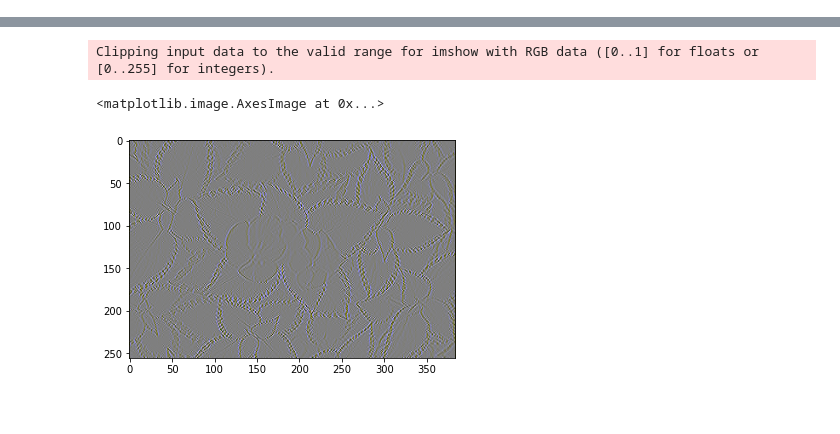
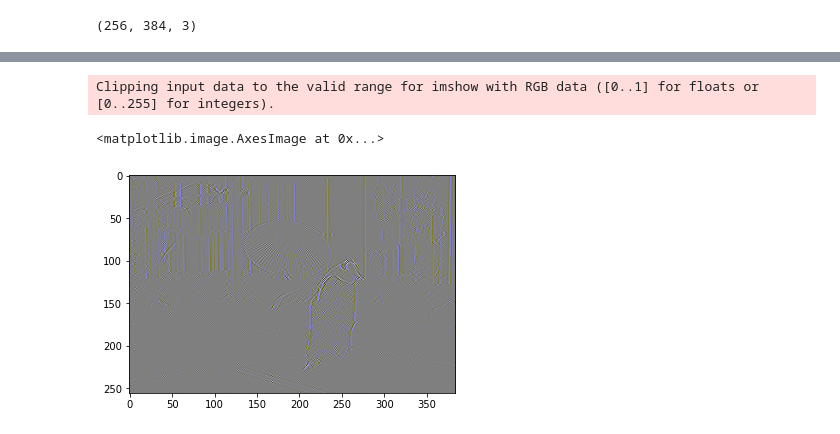
Before and after one commit to geoffroyO/sVae, a Jupyter notebook: src/Test_filters.ipynb, the cells around one changed output, grey strips where cells are left out. Saved outputs shown, nothing was run; the diff lists cells and outputs as text; code cells hidden in the pictures.

```diff
--- a/src/Test_filters.ipynb
+++ b/src/Test_filters.ipynb
@@ -48,0 +50,4 @@ def gaussian_blur(img, kernel_size=11, sigma=5):
+# %%
+img = plt.imread("./img_test/10.jpg")
+img = img.astype('float32') / 255.
+plt.imshow(img)
@@ -49,8 +57,12 @@ def gaussian_blur(img, kernel_size=11, sigma=5):
+# %%
+img.shape
+# %% [output]
+(256, 384, 3)
 # %%
 model = keras.Sequential()
 model.add(Conv2D(3, [5, 5], trainable=False, kernel_initializer=_build_SRM_kernel(),
                                 activation=None, padding='same', strides=1,
                                 bias_initializer=tf.constant_initializer(0.5)))
-srm = model.predict(np.array([img]))
-plt.imshow(srm[0,...])
+srm = model.predict(np.array([img]))[0,...]
+plt.imshow(srm)
 # %% [output]
@@ -58,3 +70,3 @@ WARNING:tensorflow:9 out of the last 11 calls to <function Model.make_predict_fu
 Clipping input data to the valid range for imshow with RGB data ([0..1] for floats or [0..255] for integers).
 <matplotlib.image.AxesImage at 0x...>
-[figure, old version]
+[figure, new version]
```
Also changed, not shown: parts of 15 cells of this notebook, 3 other files.
